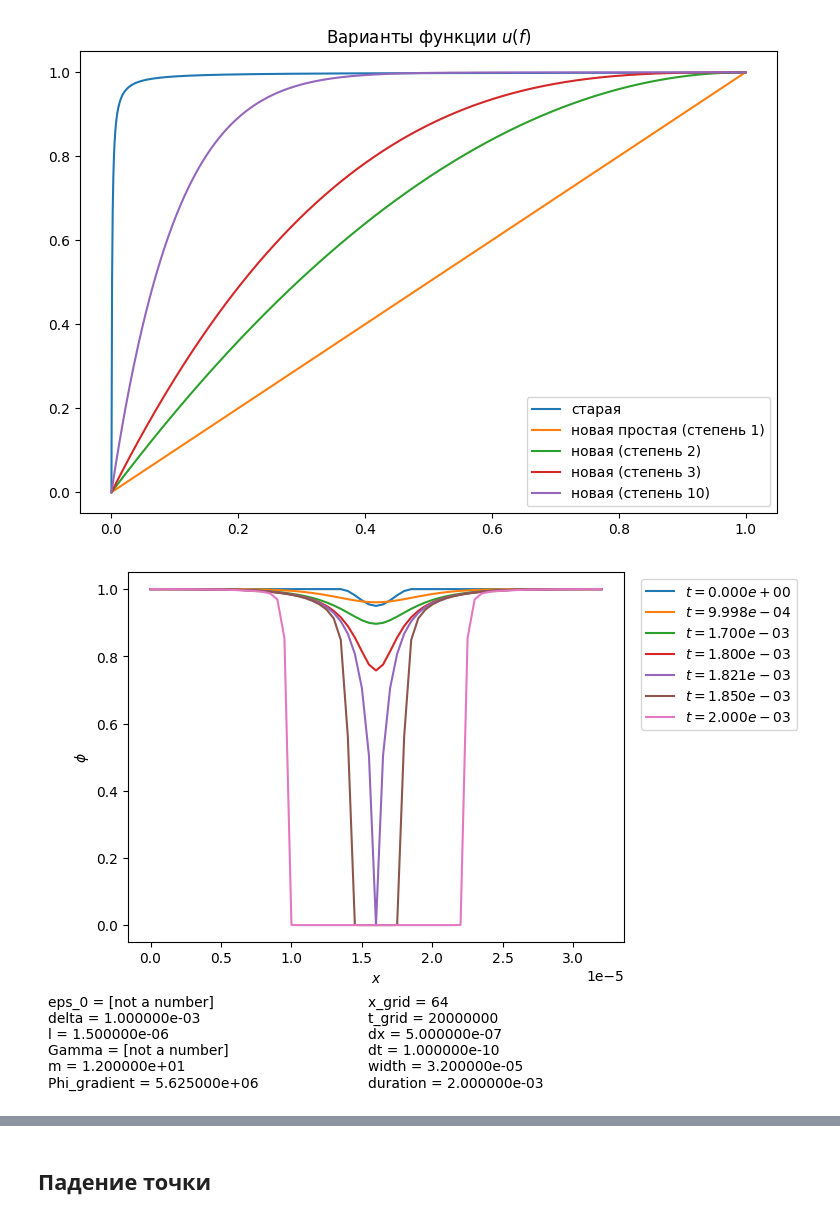
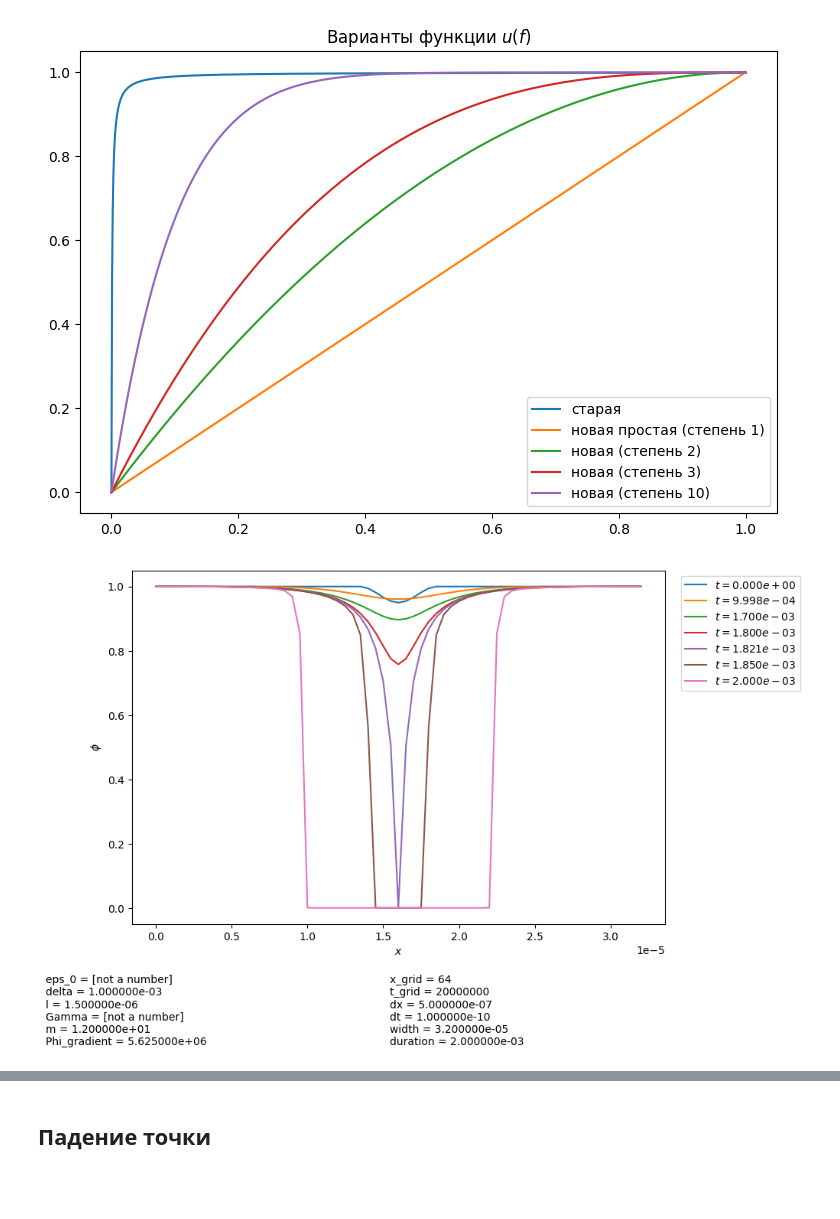
Before and after one commit to ponomarevandr/disruption, a Jupyter notebook: model_tuning/experiments/convergence_in_time/epsilon_versions.ipynb, the cells around one changed output, grey strips where cells are left out. Drawn from its saved outputs; the diff is of its cells as text; code cells hidden in the pictures; blank space fills up the shorter version.

```diff
--- a/model_tuning/experiments/convergence_in_time/epsilon_versions.ipynb
+++ b/model_tuning/experiments/convergence_in_time/epsilon_versions.ipynb
@@ -70,10 +70,10 @@ plt.show()
 # %% [output]
 [figure]
 # %%
-model_dir = '../../bin/'
+model_dir = 'data_versions/'
 # %%
 model_old = model_from_file(model_dir + 'model_old.csv')
 # %%
-model_plot(model_old, [0, 1e-3, 1.7e-3, 1.8e-3, 1.821e-3, 1.85e-3, 2e-3])
+model_plot(model_old, [0, 1e-3, 1.7e-3, 1.8e-3, 1.821e-3, 1.85e-3, 2e-3], figsize=(9, 6))
 # %% [output]
-[figure, old version]
+[figure, new version]
```
Also changed, not shown: parts of 37 cells of this notebook, 44 other files.
